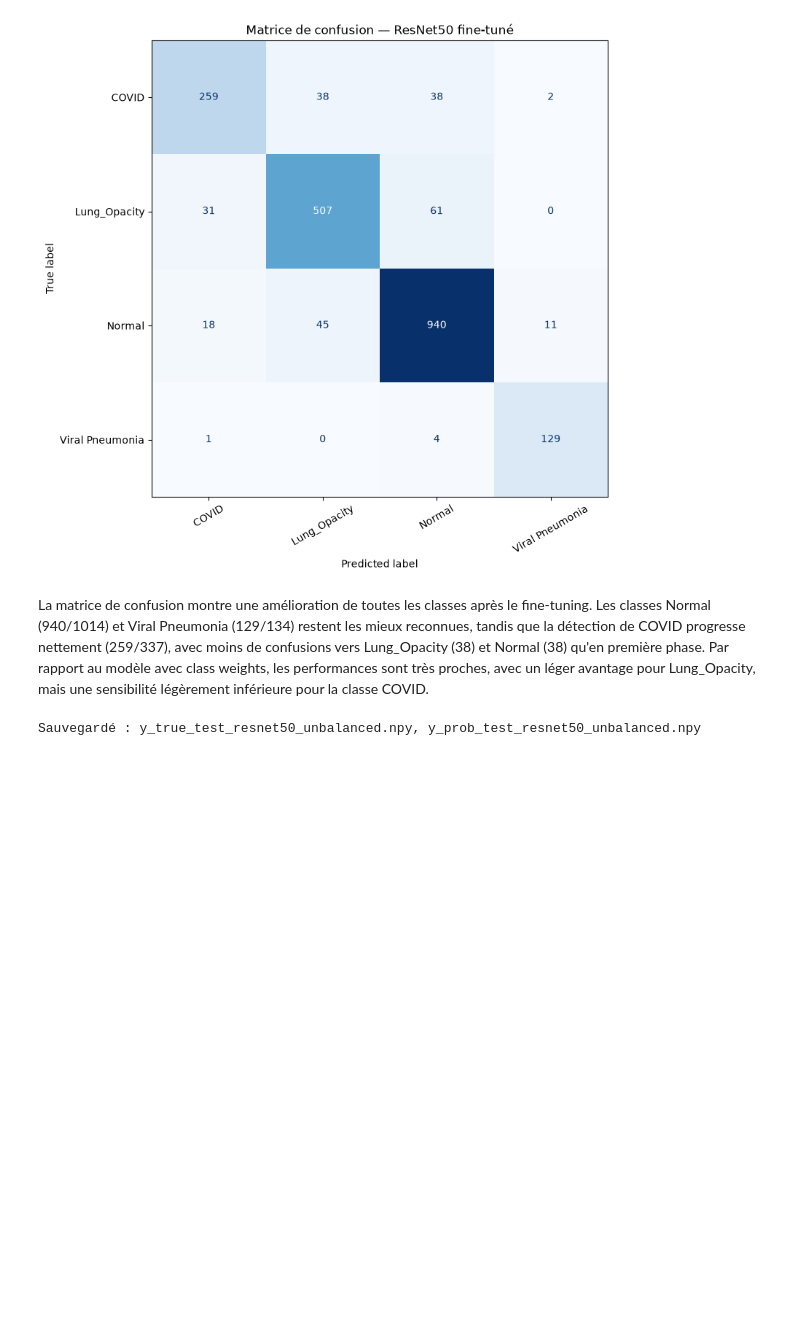
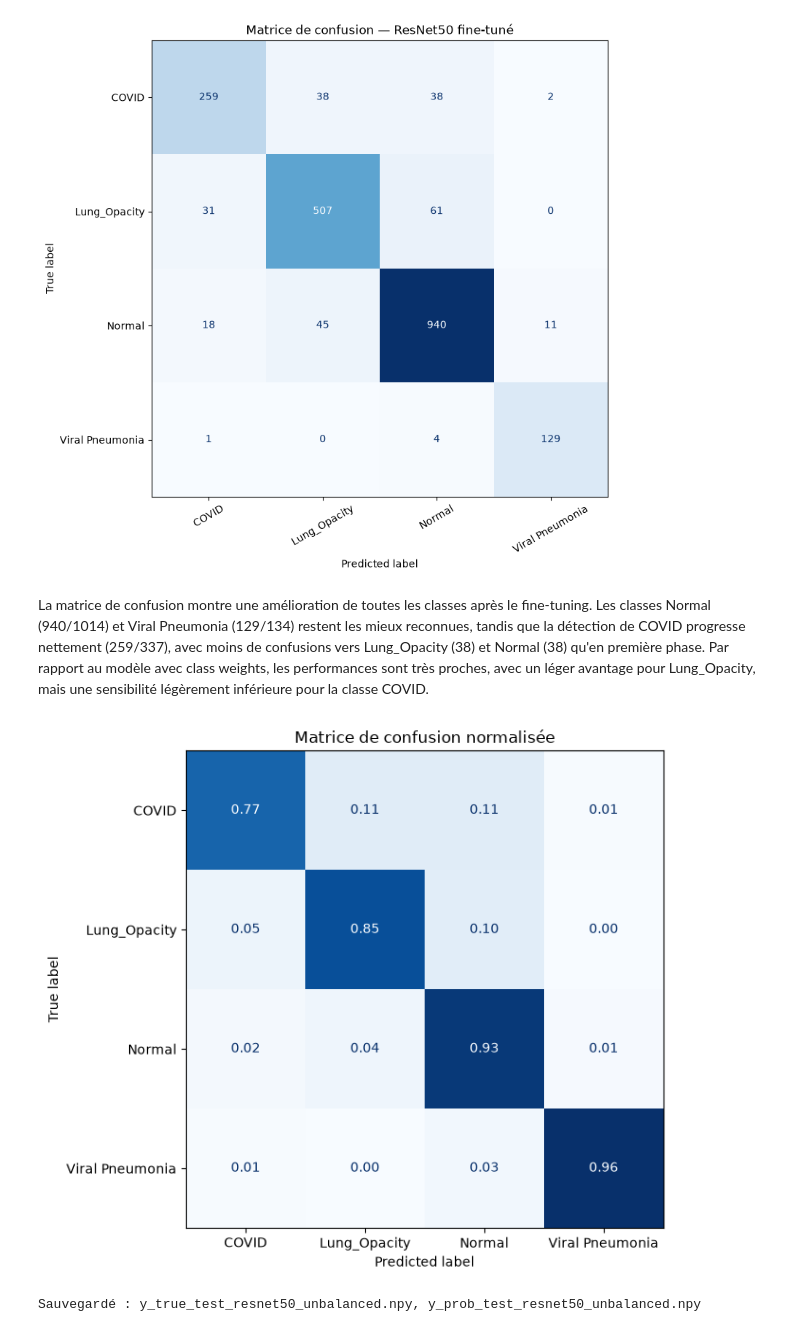
Before and after one commit to cyrilmarat/Liora_Covid, a Jupyter notebook: models/resNet/ResNet_50_unbalanced.ipynb, the cells around one changed output. Cells and saved outputs as stored; diff of their text form; code cells hidden in the pictures; blank space fills up the shorter version.

```diff
--- a/models/resNet/ResNet_50_unbalanced.ipynb
+++ b/models/resNet/ResNet_50_unbalanced.ipynb
@@ -1904,6 +1904,37 @@ plt.show()
 [figure]
 # %% [markdown]
 La matrice de confusion montre une amélioration de toutes les classes après le fine-tuning. Les classes Normal (940/1014) et Viral Pneumonia (129/134) restent les mieux reconnues, tandis que la détection de COVID progresse nettement (259/337), avec moins de confusions vers Lung_Opacity (38) et Normal (38) qu'en première phase. Par rapport au modèle avec class weights, les performances sont très proches, avec un léger avantage pour Lung_Opacity, mais une sensibilité légèrement inférieure pour la classe COVID.
+# %%
+import numpy as np
+import matplotlib.pyplot as plt
+from sklearn.metrics import confusion_matrix, ConfusionMatrixDisplay
+
+# Chargement
+y_true = np.load("predictions/y_true_test_resnet50_unbalanced.npy")
+y_prob = np.load("predictions/y_prob_test_resnet50_unbalanced.npy")
+
+# Prédictions
+y_pred = np.argmax(y_prob, axis=1)
+
+class_names = ["COVID", "Lung_Opacity", "Normal", "Viral Pneumonia"]
+
+# Matrice normalisée
+cm = confusion_matrix(y_true, y_pred, normalize="true")
+
+fig, ax = plt.subplots(figsize=(7,6))
+disp = ConfusionMatrixDisplay(confusion_matrix=cm,
+                              display_labels=class_names)
+
+disp.plot(ax=ax,
+          cmap="Blues",
+          values_format=".2f",
+          colorbar=False)
+
+plt.title("Matrice de confusion normalisée")
+plt.tight_layout()
+plt.show()
+# %% [output]
+[figure, added]
 # %%
 os.makedirs("predictions", exist_ok=True)
 np.save("predictions/y_true_test_resnet50_unbalanced.npy", y_true_phase2)
```
Also changed, not shown: 5 other files.
